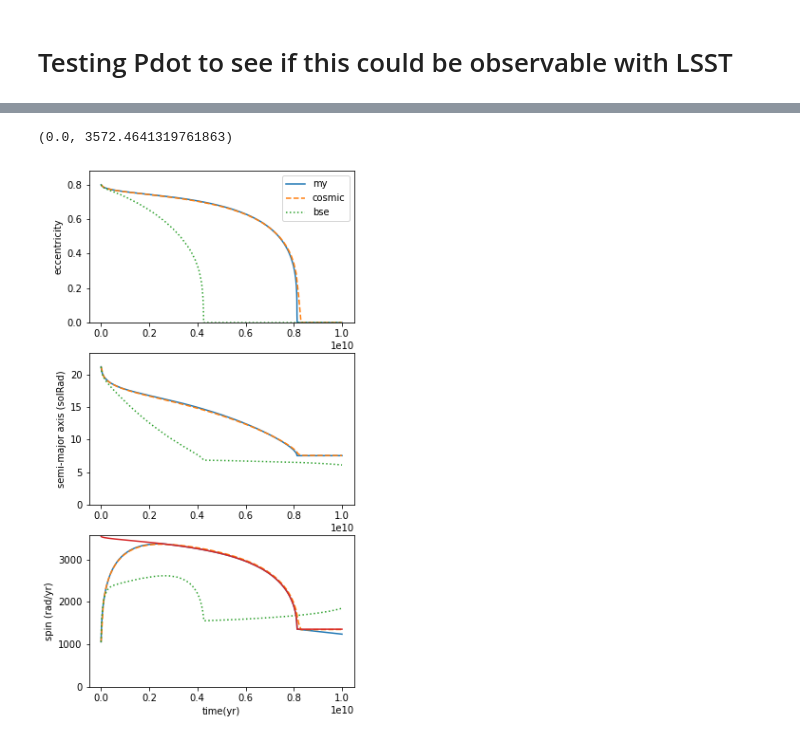
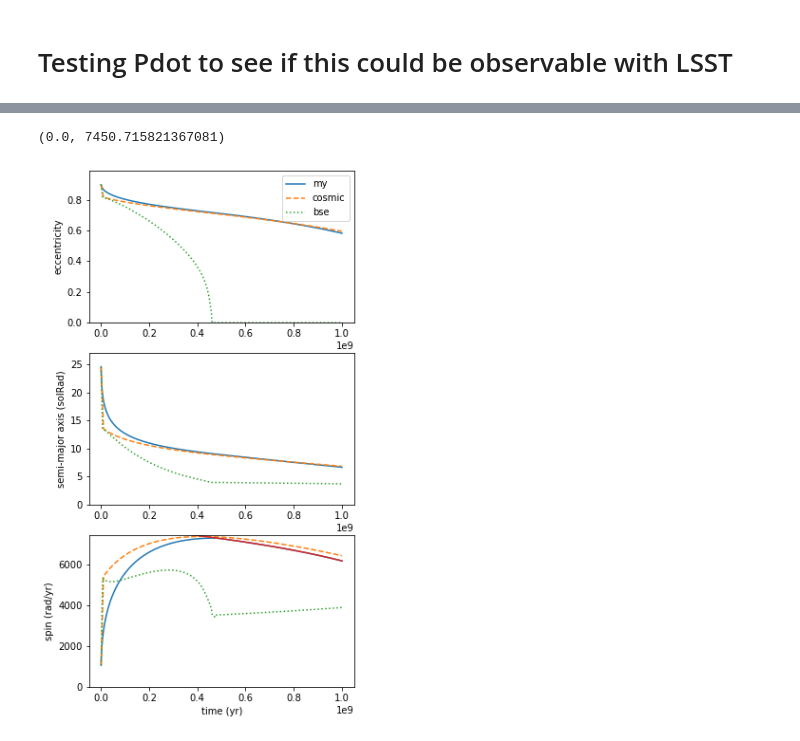
Before and after one commit to ageller/EB-LSST, a Jupyter notebook: testing/Pdot/testPdot.ipynb, the cells around one changed output, grey strips where cells are left out. Cells and saved outputs as stored; diff of their text form; code cells hidden in the pictures.

```diff
--- a/testing/Pdot/testPdot.ipynb
+++ b/testing/Pdot/testPdot.ipynb
@@ -24,10 +24,21 @@ from binaryTides import *
 #choose the relevant initial conditions
 m1 = 1 #Msun
 m2 = 1 #Msun
-porb = 8 #days
-ecc = 0.8
-tend = 10000 #Myr
+ecc = 0.9
 Zmet = 0.02
+
+tend = (1000*units.yr).to(units.Myr).value #Myr
+tend = 1000
+
+#find the orbital period right before RLOF
+# q = m2/m1
+# RL = 0.49*q**(2./3.)/(0.6*q**(2./3.) + np.log(1. + q**(1./3.)))
+# r1 = 0.883247*units.solRad #from BSE
+# a = (r1/RL)/(1 - ecc)
+# porb = (1.0 - 5e-7)*(2.*np.pi*(a**3./(constants.G*(m1 + m2)*units.solMass))**0.5).to(units.day).value
+# print(porb)
+
+porb = 10 #days
 # %%
 #get initial values for stars from COSMIC
 binary = InitialBinaryTable.InitialBinaries(m1=m1, m2=m2, porb=porb, ecc=ecc, tphysf=tend, kstar1=1, kstar2=1, metallicity=Zmet)
@@ -166,35 +173,35 @@ ax[0].plot(t, e, label='my')
 ax[0].plot(tc*1e6,ec,linestyle='dashed', label='cosmic')
 ax[0].plot(tb*1e6,eb,linestyle='dotted', label='bse')
 ax[0].set_ylabel('eccentricity')
 ax[0].set_ylim(0,1.1*max(e))
 ax[0].legend()
 
 ax[1].plot(t, a)
 ax[1].plot(tc*1e6,ac,linestyle='dashed')
 ax[1].plot(tb*1e6,ab,linestyle='dotted')
 ax[1].set_ylabel('semi-major axis (solRad)')
 ax[1].set_ylim(0,1.1*max(a))
 
 ax[2].plot(t,o1)#, c=colors[0])
 ax[2].plot(tc*1e6,o1c, linestyle='dashed')#, c=colors[0])
 ax[2].plot(tb*1e6,o1b, linestyle='dotted')#, c=colors[0])
 #ax[2].plot(tc*1e6,o2c, linestyle='dashed', c=colors[1])
 #ax[2].plot(t,o2, c=colors[1])
 ax[2].set_ylabel('spin (rad/yr)')
-ax[2].set_xlabel('time(yr)')
+ax[2].set_xlabel('time (yr)')
 
 f2 = 1. + 15./2.*e**2. +  45./8.*e**4. +   5./16.*e**6.
 f5 = 1. +     3.*e**2. +   3./8.*e**4.
-omega_orb = 2.*np.pi/p
+omega_orb = np.nan_to_num(2.*np.pi/p,0.)
 omega_eq = f2*omega_orb/(f5*(1. - e**2.)**(3./2.))
 ax[2].plot(t[1:],omega_eq[:-1])#, c=colors[2])
 
-ym = max(np.concatenate((o1c,o1b,o1,omega_eq)))
+ym = max(np.concatenate((o1c,o1b,o1)))
 ax[2].set_ylim(0,1.01*ym)
 #ax[2].set_ylim(0.8*ym,1.01*ym)
 
 #ax[2].set_ylim(0,1.01*max(spin_eq))
 #ax[2].set_ylim(0,1.01*max(o1))
 # %% [output]
-(0.0, 3572.4641319761863)
+(0.0, 7450.715821367081)
-[figure, old version]
+[figure, new version]
```
Also changed, not shown: parts of 6 cells of this notebook, 2 other files.
